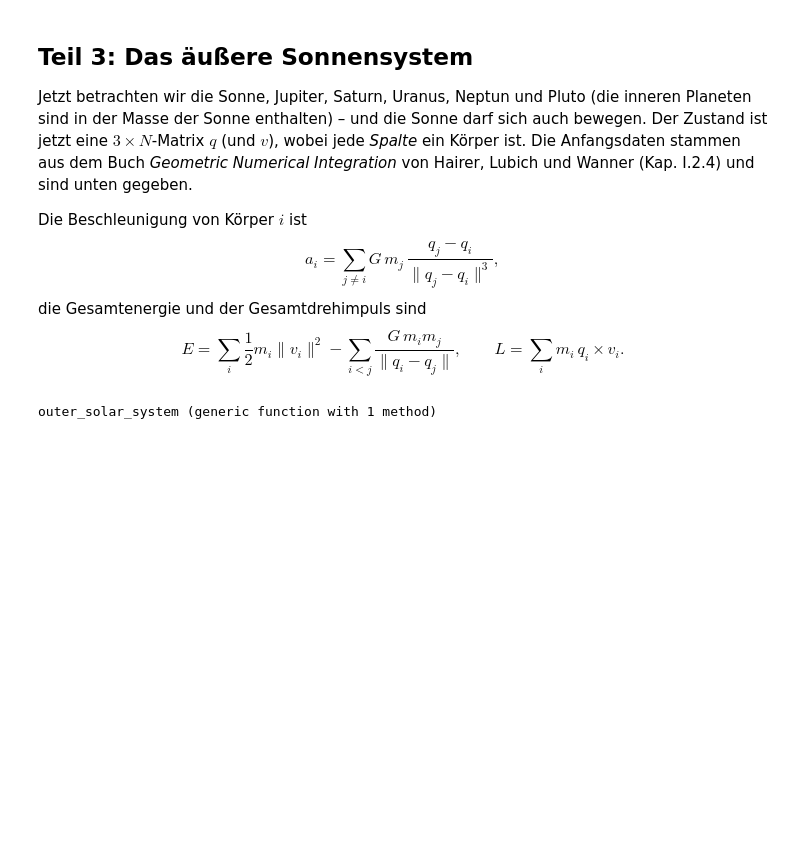
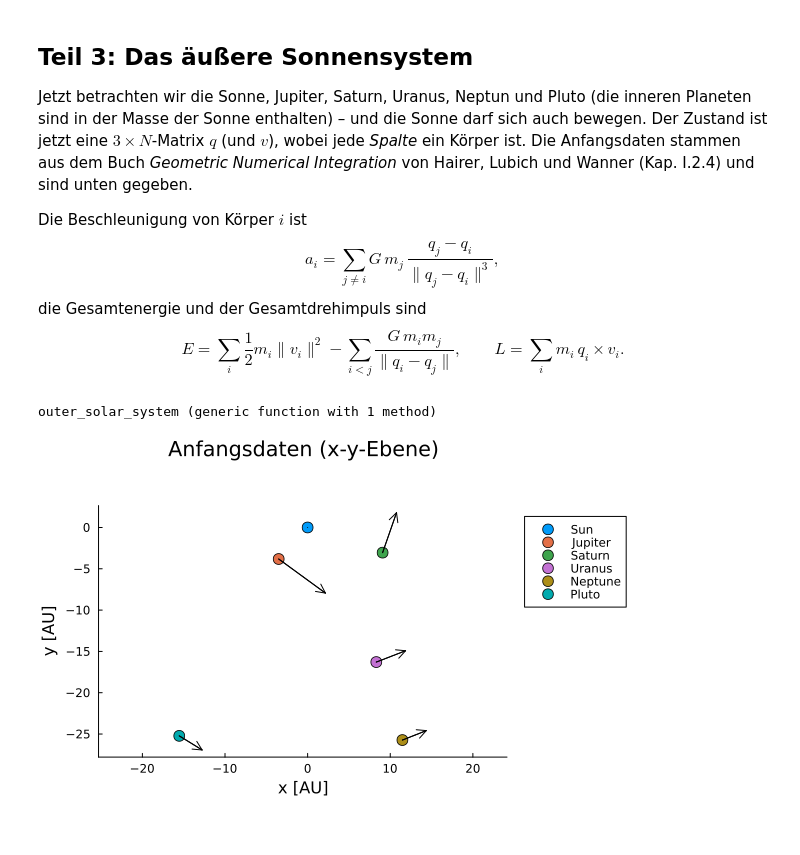
Before and after one commit to Lemonatix/math-programs, a Jupyter notebook: outer_solar.ipynb, the cells around one changed output. Saved outputs shown, nothing was run; the diff lists cells and outputs as text; code cells hidden in the pictures; blank space fills up the shorter version.

```diff
--- a/outer_solar.ipynb
+++ b/outer_solar.ipynb
@@ -27,3 +36,20 @@ function outer_solar_system()
 end
 # %% [output]
 outer_solar_system (generic function with 1 method)
+# %%
+names, m, q, v = outer_solar_system()
+
+p = plot(; aspect_ratio = :equal, xlabel = "x [AU]", ylabel = "y [AU]",
+         title = "Anfangsdaten (x-y-Ebene)", legend = :outertopright)
+
+for i in eachindex(names)
+    scatter!(p, [q[1, i]], [q[2, i]]; label = names[i], markersize = 6, grid=false)
+end
+
+# Geschwindigkeiten als Pfeile (skaliert, sonst unsichtbar klein)
+s = 1000   # Pfeil = Strecke, die in 1000 Tagen zurückgelegt würde
+quiver!(p, q[1, :], q[2, :]; quiver = (s * v[1, :], s * v[2, :]), color = :black)
+
+p
+# %% [output]
+[figure, added]
```
Also changed, not shown: parts of 9 cells of this notebook, 2 other files.
